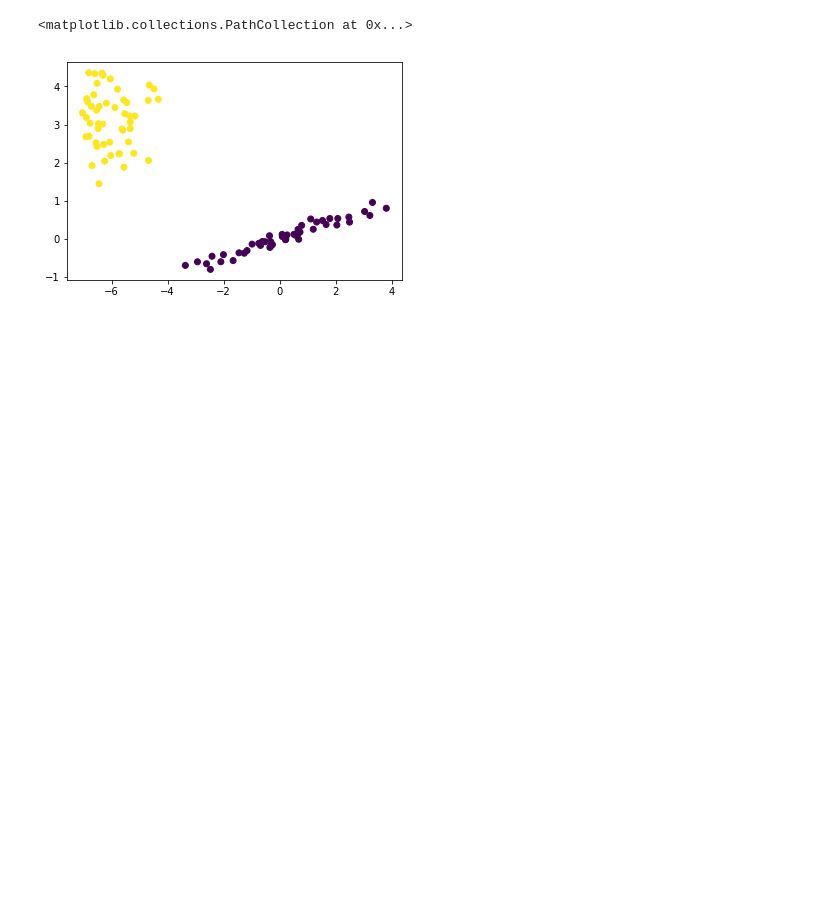
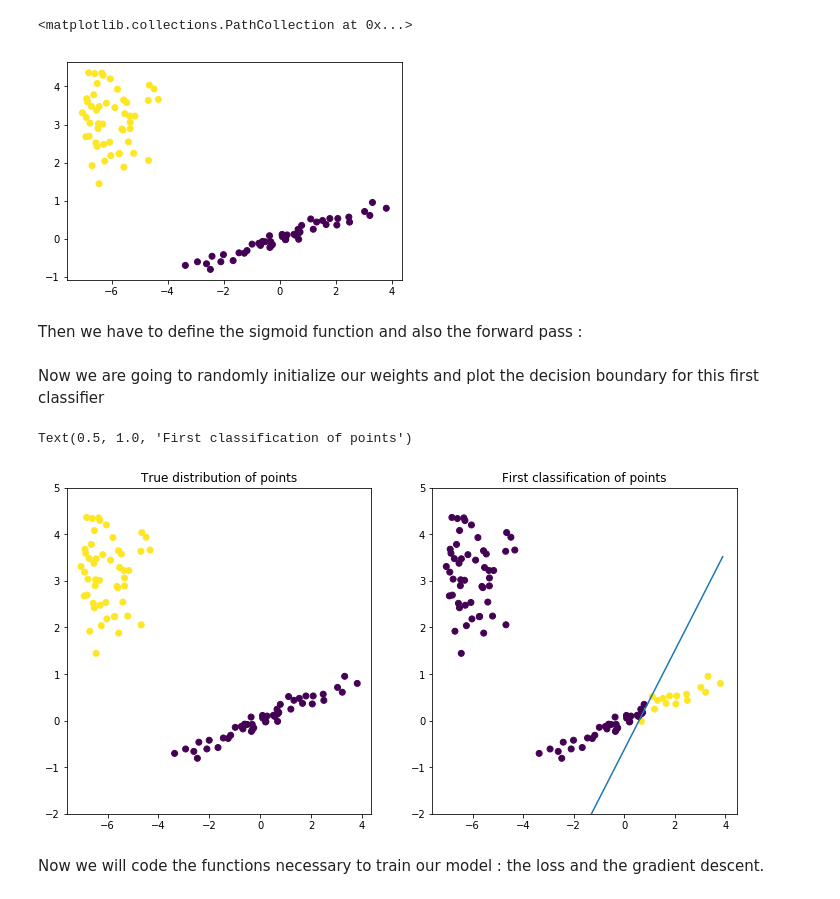
Before and after one commit to dhuynh95/X-AI, a Jupyter notebook: lesson_1_regression_classification/Lesson_1_regression.ipynb, the cells around one changed output. Saved outputs shown, nothing was run; the diff lists cells and outputs as text; code cells hidden in the pictures; blank space fills up the shorter version.

```diff
--- a/lesson_1_regression_classification/Lesson_1_regression.ipynb
+++ b/lesson_1_regression_classification/Lesson_1_regression.ipynb
@@ -267,6 +273,8 @@ plt.scatter(X[:,0],X[:,1],c=y.reshape(100))
 # %% [output]
 <matplotlib.collections.PathCollection at 0x...>
 [figure]
+# %% [markdown]
+Then we have to define the sigmoid function and also the forward pass :
 # %%
 def sigmoid(x):
     # Sigmoid function
@@ -278,6 +286,42 @@ def forward(X,W,b):
     output = np.dot(X,W) + b
     output = sigmoid(output)
     return output
+# %% [markdown]
+Now we are going to randomly initialize our weights and plot the decision boundary for this first classifier
+# %%
+# Function to get the y coord from the x coord
+def coord_y(x,W,b):
+    y = (-b - W[0] * x) / W[1]
+    return(y)
+
+# We initialize randomly our parameters
+W = np.random.randn(2,1)
+b = np.random.randn(1)
+
+# We get the label by assigning 1 to those with probability > 0.5
+label = (forward(X,W,b) > 0.5).reshape(-1).astype(int)
+
+# We get points to plot the decision boundary
+x = np.arange(-6,4,0.1)
+y_x = coord_y(x,W,b)
+
+fig, ax = plt.subplots(nrows=1,ncols=2, figsize = (12,6))
+ax = ax.flatten()
+
+ax[0].scatter(X[:,0],X[:,1],c=y)
+ax[0].set_ylim(-2,5)
+ax[0].set_title("True distribution of points")
+
+# We plot the scatter and the line
+ax[1].scatter(X[:,0],X[:,1],c=label)
+ax[1].plot(x,y_x)
+ax[1].set_ylim(-2,5)
+ax[1].set_title("First classification of points")
+# %% [output]
+Text(0.5, 1.0, 'First classification of points')
+[figure, added]
+# %% [markdown]
+Now we will code the functions necessary to train our model : the loss and the gradient descent.
 # %%
 def cross_entropy(y,y_pred):
     # Cross entropy error
```
Also changed, not shown: parts of 21 cells of this notebook, 3 other files.
